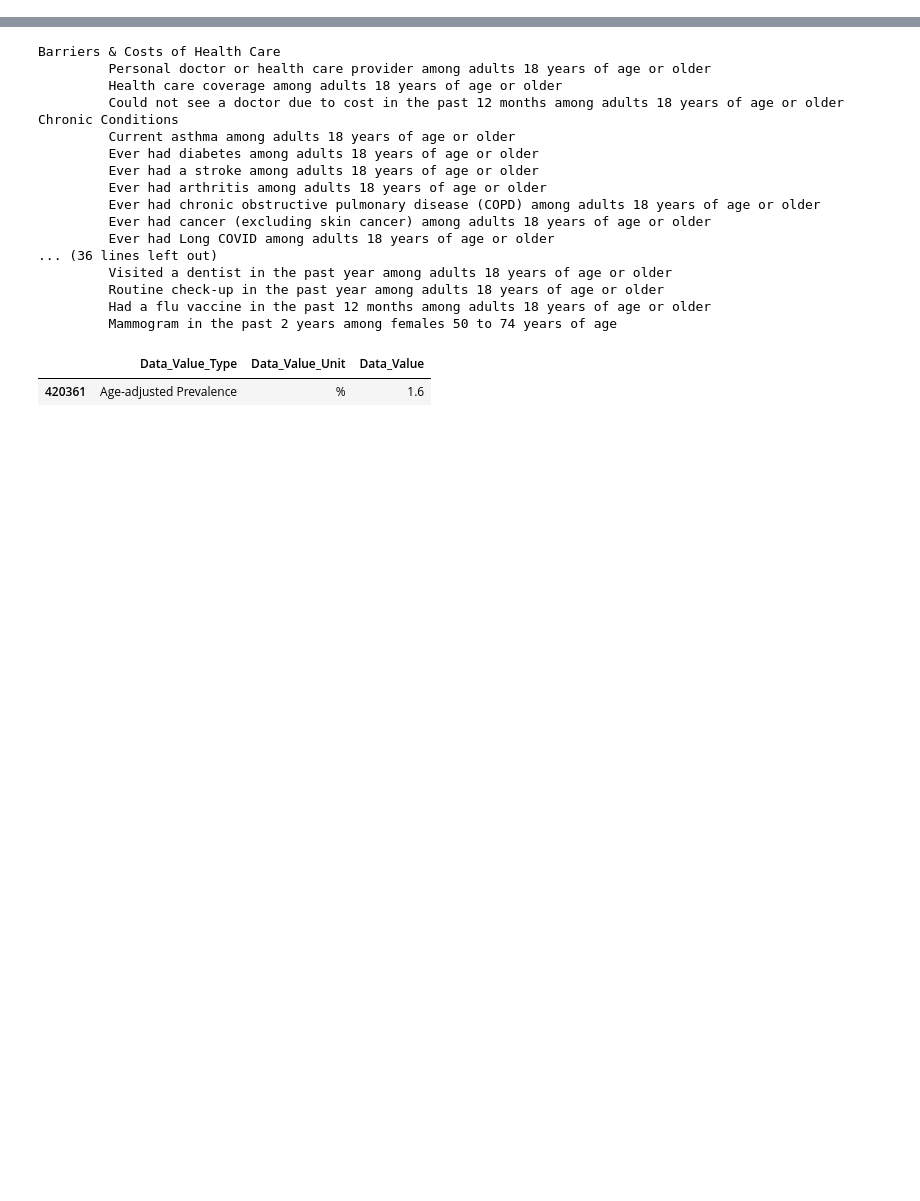
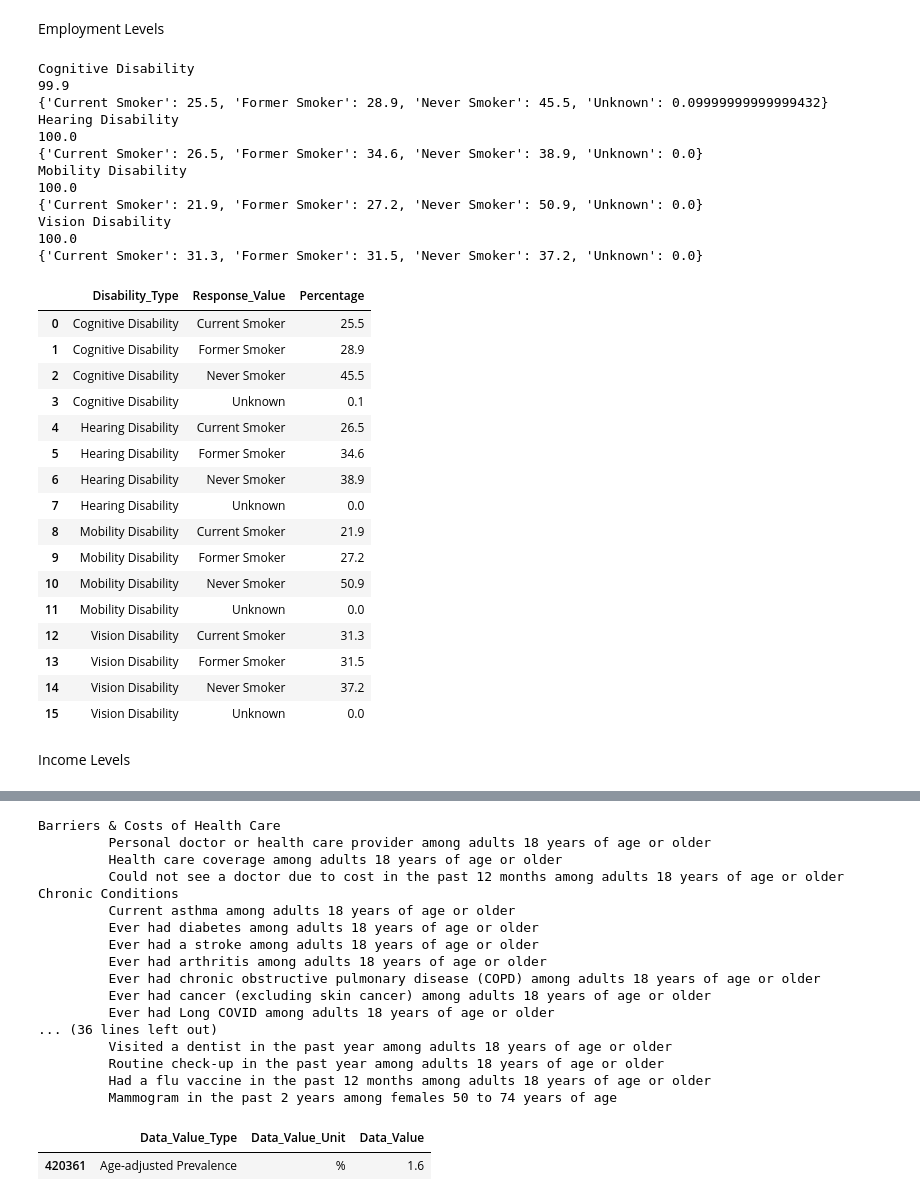
Before and after one commit to alexbryantt/infovis25, a Jupyter notebook: cs541 scraping.ipynb, the cells around one changed output, grey strips where cells are left out. Saved outputs shown, nothing was run; the diff lists cells and outputs as text; code cells hidden in the pictures; blank space fills up the shorter version.

```diff
--- a/cs541 scraping.ipynb
+++ b/cs541 scraping.ipynb
@@ -16,2 +27,69 @@ Index(['YearStart', 'YearEnd', 'LocationAbbr', 'LocationDesc', 'DataSource',
+# %% [markdown]
+Employment Levels
+# %%
+def get_response_percentages(df, indicator):
+    df_22 = df.loc[df['Year'] == 2022]
+    df_22_est = df_22.loc[df_22['Indicator'] == indicator]
+    output_df = pd.DataFrame(columns=['Disability_Type', 'Response_Value', 'Percentage'])
+    remove_cols = {'Any Disability', 'No Disability', 'Overall'}
+    mask = [d3 not in remove_cols for d3 in df_22_est['Stratification1']]
+    df_22_stratification = df_22_est.loc[mask]
+    for strat, group in df_22_stratification.groupby("Stratification1"):
+        print(strat)
+        totals = 0
+        for i, (location, subgroup) in enumerate(group.groupby("LocationAbbr")):
+            dist_dict = {}
+            for response, subsubgroup in subgroup.groupby("Response"):
+                data_cols = [col for col in subsubgroup.columns if 'data' in col.lower()]
+                if response not in dist_dict:
+                    dist_dict[response] = 0
+                try:
+                    if not all(subsubgroup['Data_Value_Footnote'].isna()):
+                        pass
+                    else:
+                        dist_dict[response] += float(subsubgroup['Data_Value'].iloc[0])
+                except:
+                    pass
+            if sum(dist_dict.values()) < 95:
+                totals += 1
+        print(sum(dist_dict.values()))
+        dist_dict['Unknown'] = 100 - sum(dist_dict.values())
+        print(dist_dict)
+        for k, v in dist_dict.items():
+            output_df.loc[len(output_df)] = [strat, k, v]
+    return output_df
+get_response_percentages(df, 'Smoking status among adults 18 years of age or older')
+# %% [output]
+Cognitive Disability
+99.9
+{'Current Smoker': 25.5, 'Former Smoker': 28.9, 'Never Smoker': 45.5, 'Unknown': 0.09999999999999432}
+Hearing Disability
+100.0
+{'Current Smoker': 26.5, 'Former Smoker': 34.6, 'Never Smoker': 38.9, 'Unknown': 0.0}
+Mobility Disability
+100.0
+{'Current Smoker': 21.9, 'Former Smoker': 27.2, 'Never Smoker': 50.9, 'Unknown': 0.0}
+Vision Disability
+100.0
+{'Current Smoker': 31.3, 'Former Smoker': 31.5, 'Never Smoker': 37.2, 'Unknown': 0.0}
+|  | Disability_Type | Response_Value | Percentage |
+| 0 | Cognitive Disability | Current Smoker | 25.5 |
+| 1 | Cognitive Disability | Former Smoker | 28.9 |
+| 2 | Cognitive Disability | Never Smoker | 45.5 |
+| 3 | Cognitive Disability | Unknown | 0.1 |
+| 4 | Hearing Disability | Current Smoker | 26.5 |
+| 5 | Hearing Disability | Former Smoker | 34.6 |
+| 6 | Hearing Disability | Never Smoker | 38.9 |
+| 7 | Hearing Disability | Unknown | 0.0 |
+| 8 | Mobility Disability | Current Smoker | 21.9 |
+| 9 | Mobility Disability | Former Smoker | 27.2 |
+| 10 | Mobility Disability | Never Smoker | 50.9 |
+| 11 | Mobility Disability | Unknown | 0.0 |
+| 12 | Vision Disability | Current Smoker | 31.3 |
+| 13 | Vision Disability | Former Smoker | 31.5 |
+| 14 | Vision Disability | Never Smoker | 37.2 |
+| 15 | Vision Disability | Unknown | 0.0 |
+# %% [markdown]
+Income Levels
 # %%
 df_22 = df.loc[df['Year'] == 2022]
```
Also changed, not shown: parts of 6 cells of this notebook, 44 other files.
